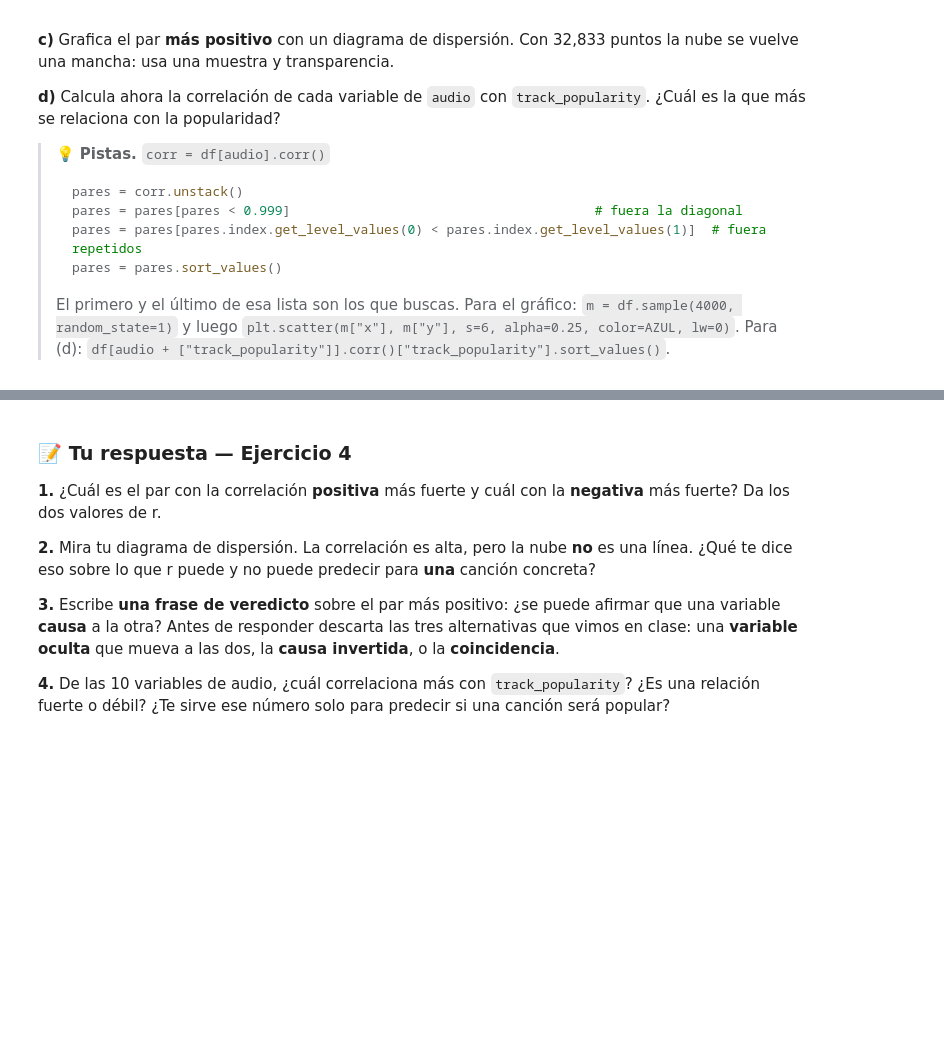
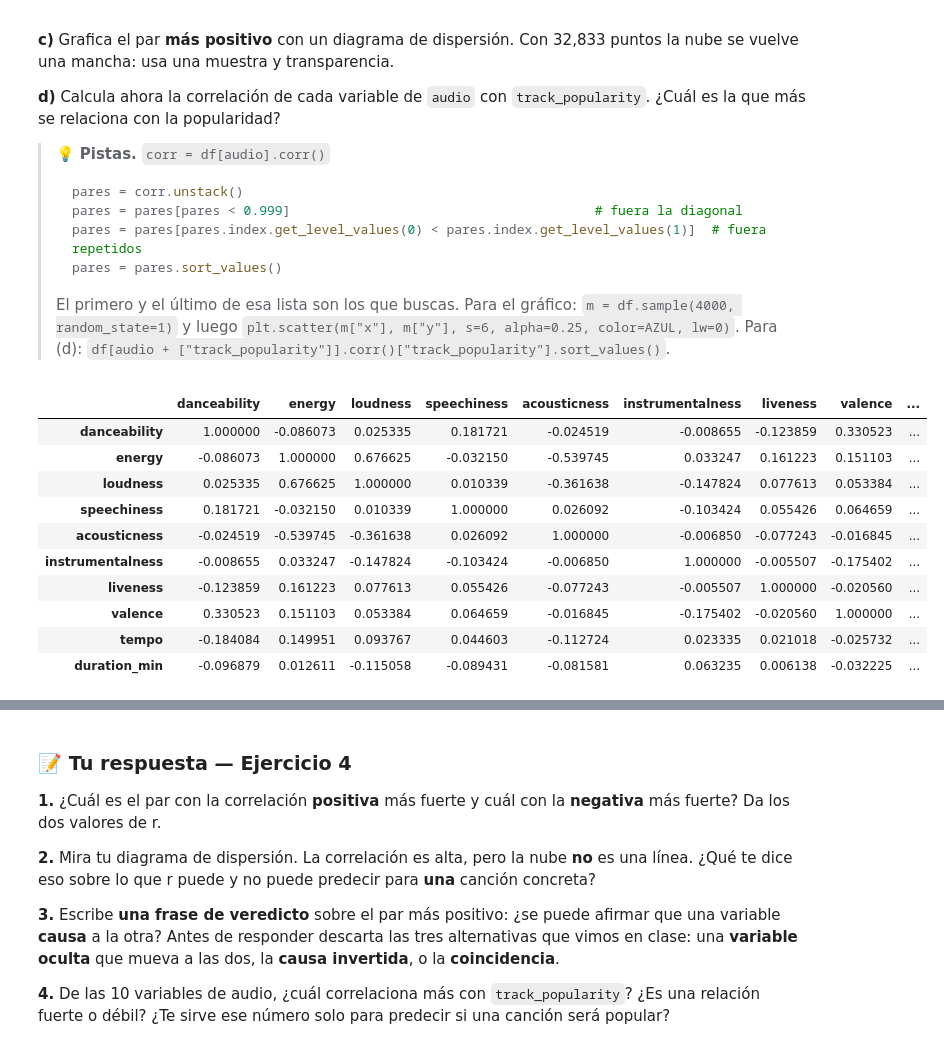
Before and after one commit to syltaer-utp/s100-tareas, a Jupyter notebook: S100_PS1_Aparicio.ipynb, the cells around one changed output, grey strips where cells are left out. Saved outputs shown, nothing was run; the diff lists cells and outputs as text; code cells hidden in the pictures; blank space fills up the shorter version.

```diff
--- a/S100_PS1_Aparicio.ipynb
+++ b/S100_PS1_Aparicio.ipynb
@@ -345,13 +345,17 @@ Con 32,833 puntos la nube se vuelve una mancha: usa una muestra y transparencia.
 > Para (d): `df[audio + ["track_popularity"]].corr()["track_popularity"].sort_values()`.
 # %%
 # a) Matriz de correlación
-corr = ...
-
-
-# b) Lista de pares ordenada: el más positivo y el más negativo
-
-
-# c) Diagrama de dispersión del par más positivo
-
-
-# d) Correlación de cada variable de audio con track_popularity
+corr = df[audio].corr()
+corr
+# %% [output]
+|  | danceability | energy | loudness | speechiness | acousticness | instrumentalness | liveness | valence | ... |
+| danceability | 1.000000 | -0.086073 | 0.025335 | 0.181721 | -0.024519 | -0.008655 | -0.123859 | 0.330523 | ... |
+| energy | -0.086073 | 1.000000 | 0.676625 | -0.032150 | -0.539745 | 0.033247 | 0.161223 | 0.151103 | ... |
+| loudness | 0.025335 | 0.676625 | 1.000000 | 0.010339 | -0.361638 | -0.147824 | 0.077613 | 0.053384 | ... |
+| speechiness | 0.181721 | -0.032150 | 0.010339 | 1.000000 | 0.026092 | -0.103424 | 0.055426 | 0.064659 | ... |
+| acousticness | -0.024519 | -0.539745 | -0.361638 | 0.026092 | 1.000000 | -0.006850 | -0.077243 | -0.016845 | ... |
+| instrumentalness | -0.008655 | 0.033247 | -0.147824 | -0.103424 | -0.006850 | 1.000000 | -0.005507 | -0.175402 | ... |
+| liveness | -0.123859 | 0.161223 | 0.077613 | 0.055426 | -0.077243 | -0.005507 | 1.000000 | -0.020560 | ... |
+| valence | 0.330523 | 0.151103 | 0.053384 | 0.064659 | -0.016845 | -0.175402 | -0.020560 | 1.000000 | ... |
+| tempo | -0.184084 | 0.149951 | 0.093767 | 0.044603 | -0.112724 | 0.023335 | 0.021018 | -0.025732 | ... |
+| duration_min | -0.096879 | 0.012611 | -0.115058 | -0.089431 | -0.081581 | 0.063235 | 0.006138 | -0.032225 | ... |
```
Also changed, not shown: parts of 3 cells of this notebook.
